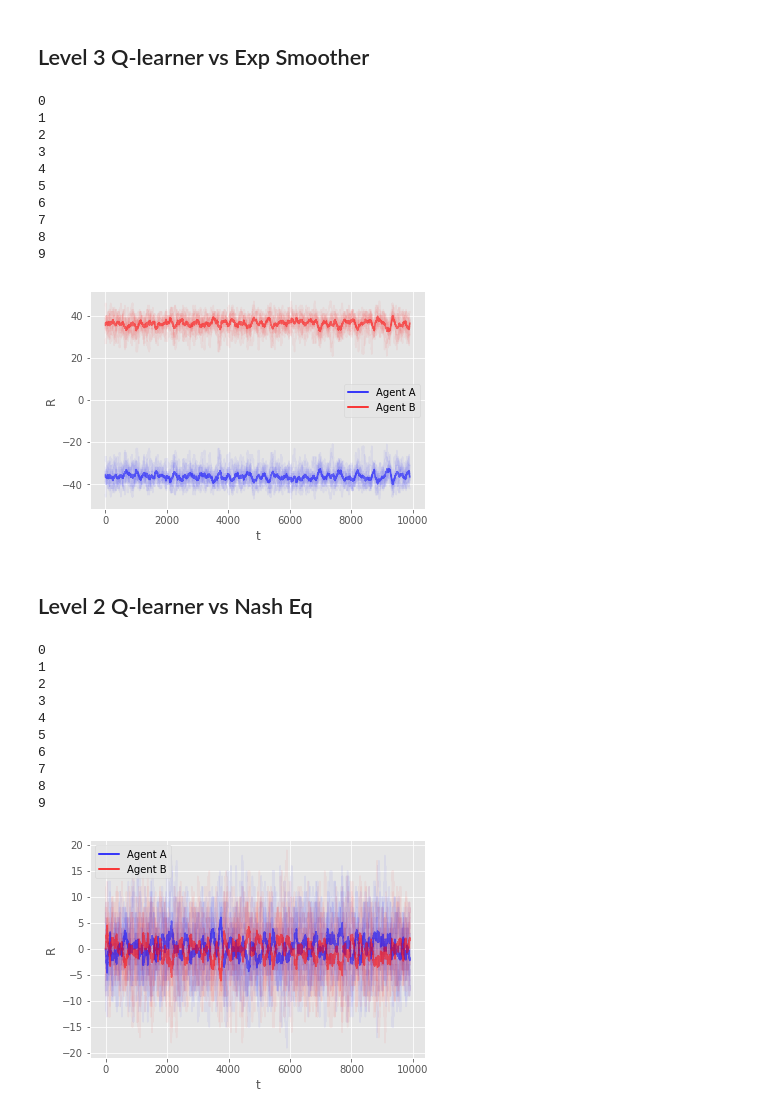
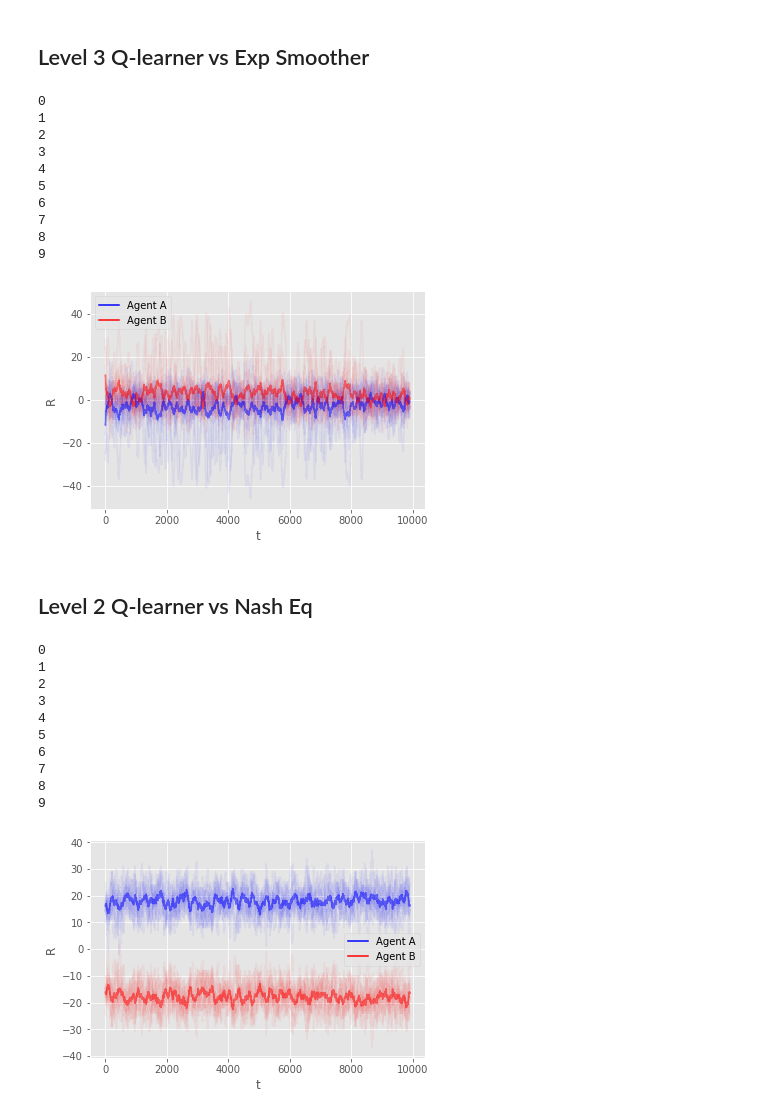
Before and after one commit to vicgalle/ARAMARL, a Jupyter notebook: friend_or_foe.ipynb, the cells around one changed output. Drawn from its saved outputs; the diff is of its cells as text; code cells hidden in the pictures.

Commit message:
Add Level3 Mix

```diff
--- a/friend_or_foe.ipynb
+++ b/friend_or_foe.ipynb
@@ -126,7 +126,7 @@ for n in range(N_EXP):
 
 
 
-    n_iter = 10000
+    n_iter = 20000
 
 
     r0s = []
@@ -193,7 +193,7 @@ for n in range(N_EXP):
     env = AdvRw2(max_steps=1, payout=50, batch_size=1)
     n_states = 1
     ##
-    P2 =  ExpSmoother(env.available_actions, env.available_actions, learning_rate=0.8)
+    P2 =  ExpSmoother(env.available_actions, env.available_actions, learning_rate=0.25)
     #P1 =  RandomAgent( env.available_actions, p=0.5)
     P1 = Level2QAgent(env.available_actions, env.available_actions, n_states=1,
                       learning_rate=0.1, epsilon=0.1, gamma=0.96)
@@ -274,7 +274,7 @@ for n in range(N_EXP):
 
 
 
-    n_iter = 5000
+    n_iter = 30000
 
 
     r0s = []
@@ -312,6 +312,9 @@ for n in range(N_EXP):
     print(n)
     r0ss.append(r0s)
     r1ss.append(r1s)
+
+
+plot(r0ss, r1ss)
 # %% [output]
 0
 1
@@ -691,7 +691,7 @@ plot(r0ss, r1ss)
 7
 8
 9
-[figure, old version]
+[figure, new version]
 # %% [markdown]
 ## Level 2 Q-learner vs Nash Eq
 # %%
@@ -707,9 +707,9 @@ for n in range(N_EXP):
     env = AdvRw2(max_steps=1, payout=50, batch_size=1)
     n_states = 1
     ##
-    P2 = RandomAgent(env.available_actions, p=0.5)
+    P2 = RandomAgent(env.available_actions, p=0.7)
     #P1 =  RandomAgent( env.available_actions, p=0.5)
-    P1 = Level3QAgent(env.available_actions, env.available_actions, n_states=1,
+    P1 = FPLearningAgent(env.available_actions, env.available_actions, n_states=1,
                       learning_rate=0.1, epsilon=0.1, gamma=0.96)
 
 
@@ -736,31 +736,31 @@ for n in range(N_EXP):
 
 
             # Agents learn
 
             P1.update(0, [a1, a2], [rewards[0], rewards[1]], 0)
             P2.update(0, [a2, a1], [rewards[1], rewards[0]], 0)
 
             #s = new_s  #stateless!
 
             #print(r0, r1)
             r0s.append(rewards[0])
             r1s.append(rewards[1])
 
         env.reset()
 
     print(n)
     r0ss.append(r0s)
     r1ss.append(r1s)
 plot(r0ss, r1ss)
 # %% [output]
 0
 1
 2
 3
 4
 5
 6
 7
 8
 9
-[figure, old version]
+[figure, new version]
```
Also changed, not shown: parts of 8 cells of this notebook, 2 other files.
